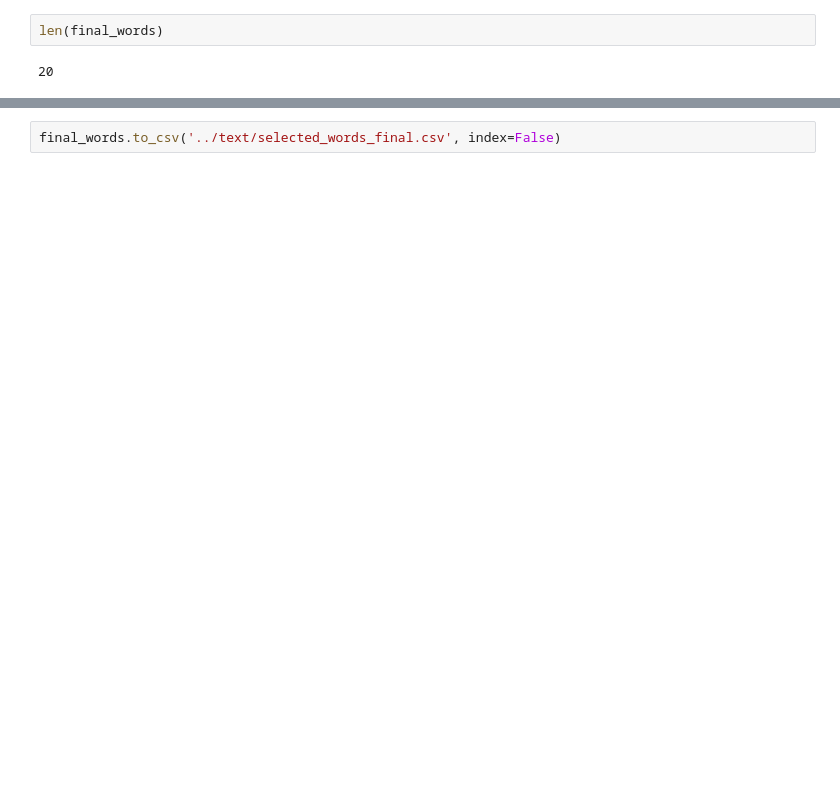
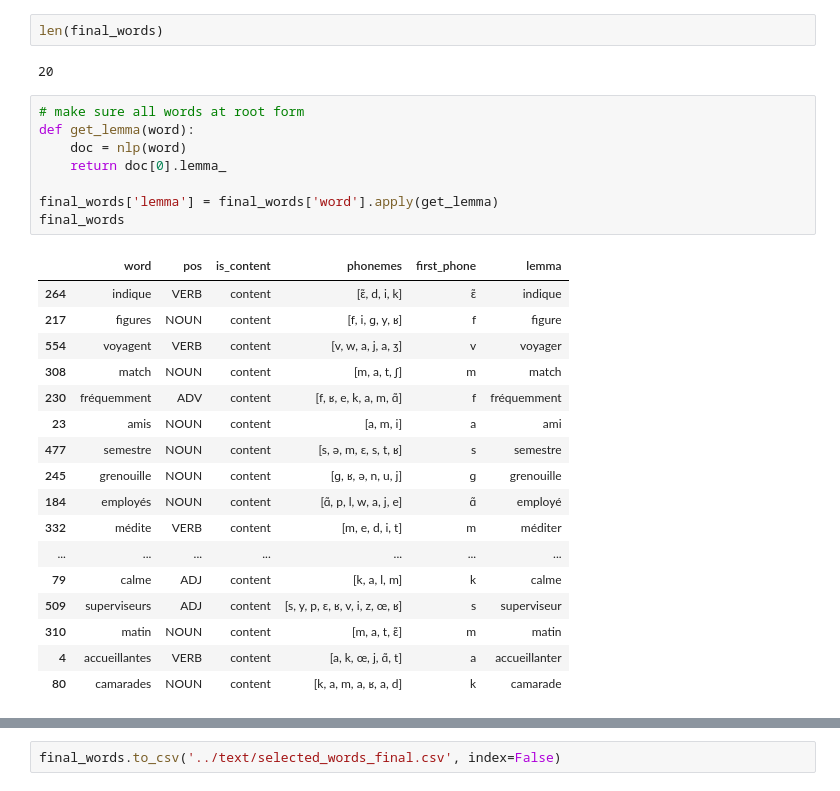
Before and after one commit to lucyzmf/speech_production_protocol, a Jupyter notebook: playground/sentence_stats.ipynb, the cells around one changed output, grey strips where cells are left out. Cells and saved outputs as stored; diff of their text form; blank space fills up the shorter version.

```diff
--- a/playground/sentence_stats.ipynb
+++ b/playground/sentence_stats.ipynb
@@ -257,3 +286,29 @@ final_words = temp.sample(sample_n)
 len(final_words)
 # %% [output]
 20
+# %%
+# make sure all words at root form
+def get_lemma(word):
+    doc = nlp(word)
+    return doc[0].lemma_
+
+final_words['lemma'] = final_words['word'].apply(get_lemma)
+final_words
+# %% [output]
+|  | word | pos | is_content | phonemes | first_phone | lemma |
+| 264 | indique | VERB | content | [ɛ̃, d, i, k] | ɛ̃ | indique |
+| 217 | figures | NOUN | content | [f, i, ɡ, y, ʁ] | f | figure |
+| 554 | voyagent | VERB | content | [v, w, a, j, a, ʒ] | v | voyager |
+| 308 | match | NOUN | content | [m, a, t, ʃ] | m | match |
+| 230 | fréquemment | ADV | content | [f, ʁ, e, k, a, m, ɑ̃] | f | fréquemment |
+| 23 | amis | NOUN | content | [a, m, i] | a | ami |
+| 477 | semestre | NOUN | content | [s, ə, m, ɛ, s, t, ʁ] | s | semestre |
+| 245 | grenouille | NOUN | content | [ɡ, ʁ, ə, n, u, j] | ɡ | grenouille |
+| 184 | employés | NOUN | content | [ɑ̃, p, l, w, a, j, e] | ɑ̃ | employé |
+| 332 | médite | VERB | content | [m, e, d, i, t] | m | méditer |
+| ... | ... | ... | ... | ... | ... | ... |
+| 79 | calme | ADJ | content | [k, a, l, m] | k | calme |
+| 509 | superviseurs | ADJ | content | [s, y, p, ɛ, ʁ, v, i, z, œ, ʁ] | s | superviseur |
+| 310 | matin | NOUN | content | [m, a, t, ɛ̃] | m | matin |
+| 4 | accueillantes | VERB | content | [a, k, œ, j, ɑ̃, t] | a | accueillanter |
+| 80 | camarades | NOUN | content | [k, a, m, a, ʁ, a, d] | k | camarade |
```
Also changed, not shown: parts of 11 cells of this notebook, 5 other files.
